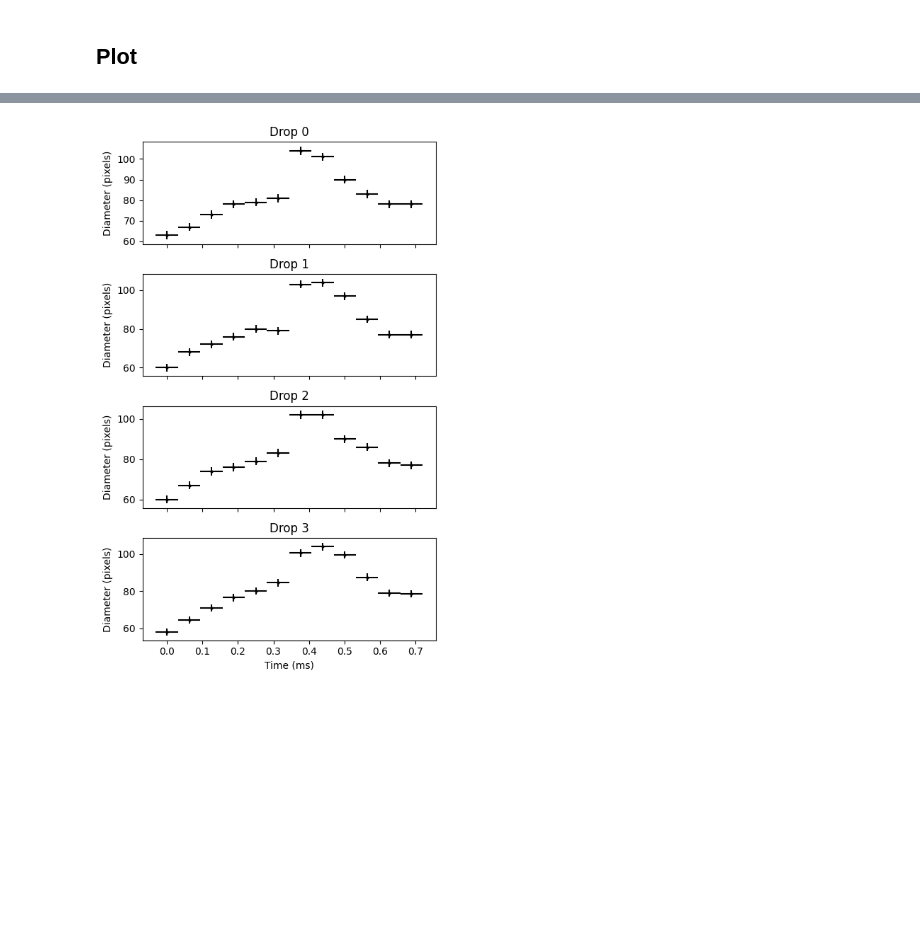
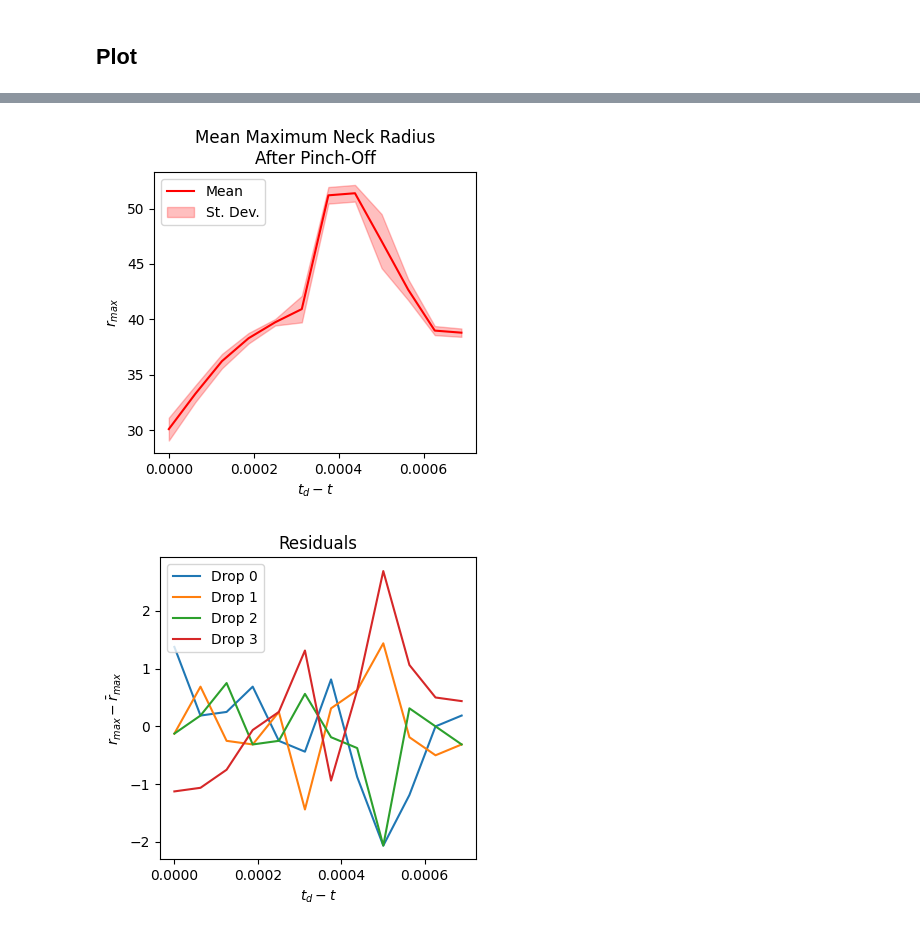
Before and after one commit to jshe2304/phys21100, a Jupyter notebook: experiment3/7.ipynb, the cells around one changed output, grey strips where cells are left out. Drawn from its saved outputs; the diff is of its cells as text; code cells hidden in the pictures; blank space fills up the shorter version.

Commit message:
plots done

```diff
--- a/experiment3/7.ipynb
+++ b/experiment3/7.ipynb
@@ -15,11 +15,11 @@ fps = 15968
 # Frames and Times
 frames = data[[c for c in data if c.startswith('frame')]]
 frames -= frames.iloc[0]
-times = frames / fps
-times_err =
+t = frames / fps
+t_err = 1 / (2 * fps)
 
-diameters = data[[c for c in data if c.startswith('diameter')]]
-diameters_err = np.
+r = data[[c for c in data if (c.startswith('diameter') and 'err' not in c)]]/2
+r_err = data[[c for c in data if c.startswith('diameter_err')]]/2
 # %% [markdown]
 ## Plot
 # %%
@@ -36,17 +36,28 @@ ax.legend()
+# %%
+fig, ax = plt.subplots(figsize=(4, 4))
+
+r_mean = r.mean(axis=1)
+r_std = r.std(axis=1)
+
+ax.plot(t.iloc[:, 0], r_mean, c='r', label='Mean')
+ax.fill_between(t.iloc[:, 0], r_mean - r_std, r_mean + r_std, color='r', alpha=0.25, label='St. Dev.')
+ax.set_xlabel('$t_d - t$')
+ax.set_ylabel('$r_{max}$')
+ax.set_title('Mean Maximum Neck Radius\nAfter Pinch-Off')
+ax.legend()
+plt.tight_layout()
+# %% [output]
+[figure, added]
 # %%
-fig, axs = plt.subplots(4, 1, figsize=(5, 8), sharex=True)
+r_res = r - np.expand_dims(r.mean(axis=1).to_numpy(), 1)
 
-for i, ax in zip(range(4), axs):
+fig, ax = plt.subplots(figsize=(4, 4))
 
-    ax.errorbar(
-        times.iloc[:, i] * 1000, diameters.iloc[:, i], xerr=1000/(2*fps), yerr=2, label=range(4),
-        fmt='k.', markersize=4
-    )
-    ax.set_ylabel('Diameter (pixels)')
-    ax.set_title(f'Drop {i}')
-
-ax.set_xlabel('Time (ms)')
-
+ax.plot(t, r_res, label=[f'Drop {i}' for i in range(4)])
+ax.set_xlabel('$t_d - t$')
+ax.set_ylabel('$r_{max} - \\bar{r}_{max}$')
+ax.set_title('Residuals')
+ax.legend()
 plt.tight_layout()
 # %% [output]
-[figure, old version]
+[figure, new version]
```
Also changed, not shown: parts of 2 cells of this notebook, 17 other files.
